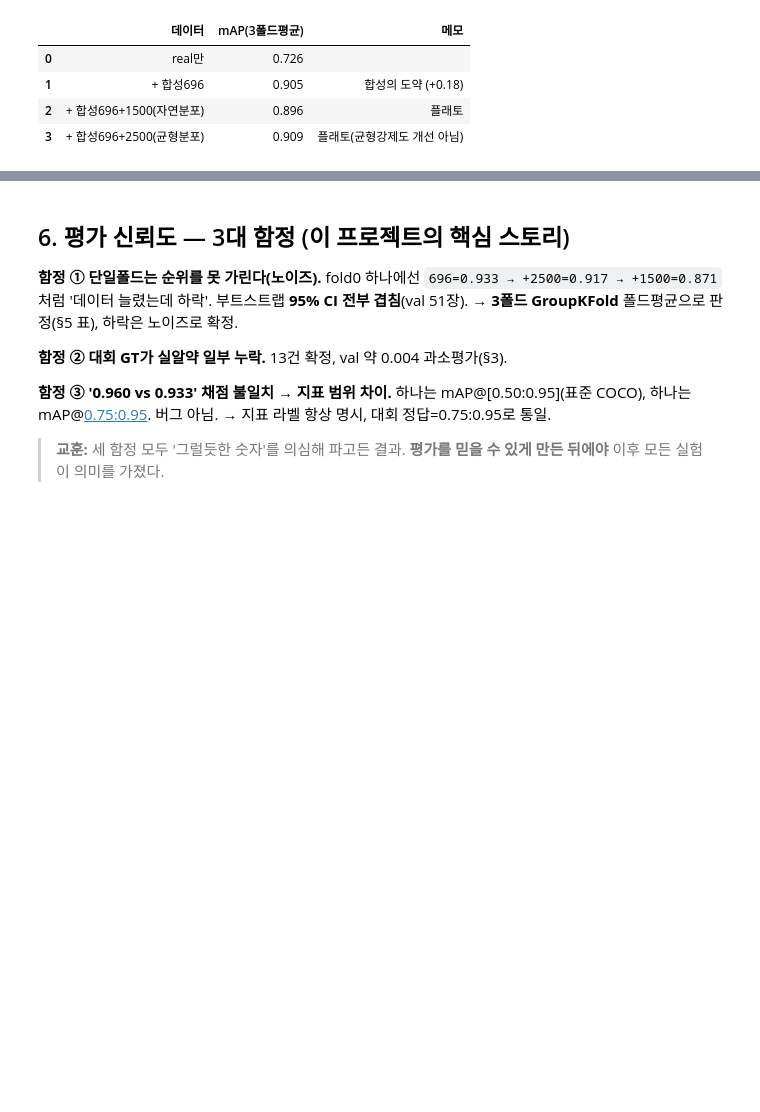
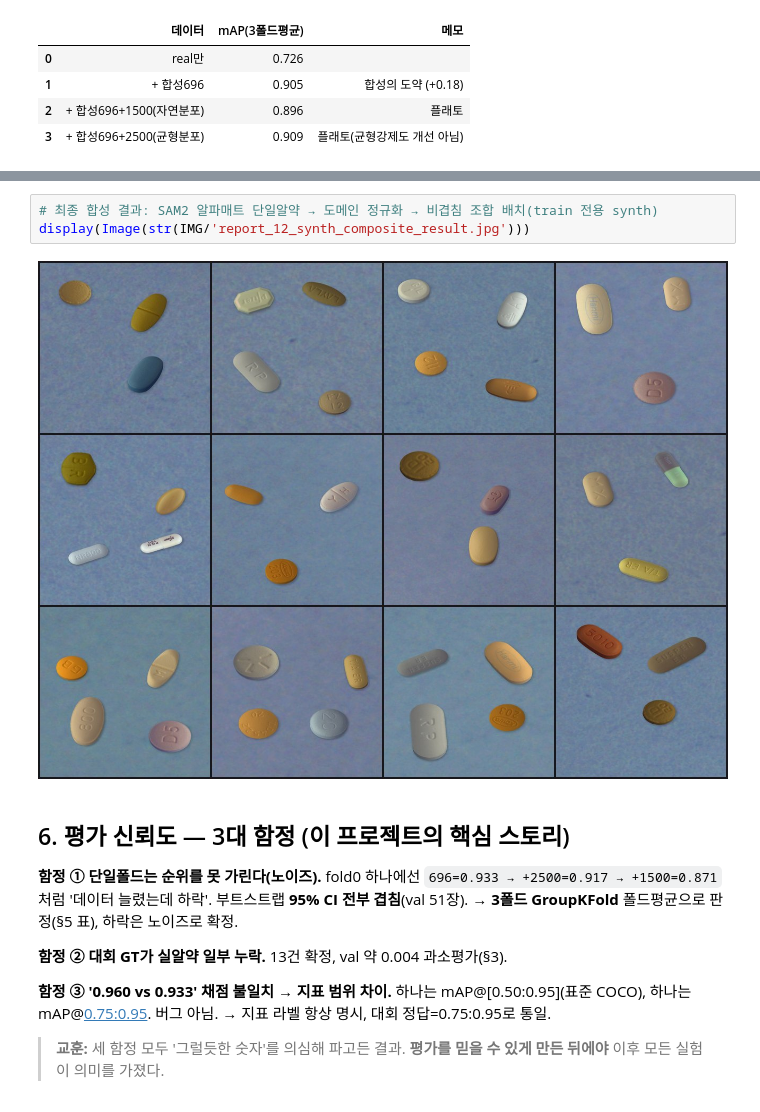
Before and after one commit to taemin050-sys/project1-3team, a Jupyter notebook: beamsearch/LHK/05_final_report.ipynb, the cells around one changed output, grey strips where cells are left out. Cells and saved outputs as stored; diff of their text form; blank space fills up the shorter version.

```diff
--- a/beamsearch/LHK/05_final_report.ipynb
+++ b/beamsearch/LHK/05_final_report.ipynb
@@ -99,3 +121,8 @@ aug
+# %%
+# 최종 합성 결과: SAM2 알파매트 단일알약 → 도메인 정규화 → 비겹침 조합 배치(train 전용 synth)
+display(Image(str(IMG/'report_12_synth_composite_result.jpg')))
+# %% [output]
+[figure, added]
 # %% [markdown]
 ## 6. 평가 신뢰도 — 3대 함정 (이 프로젝트의 핵심 스토리)
 **함정 ① 단일폴드는 순위를 못 가린다(노이즈).** fold0 하나에선 `696=0.933 → +2500=0.917 → +1500=0.871`처럼 '데이터 늘렸는데 하락'. 부트스트랩 **95% CI 전부 겹침**(val 51장). → **3폴드 GroupKFold** 폴드평균으로 판정(§5 표), 하락은 노이즈로 확정.
```
Also changed, not shown: parts of 3 cells of this notebook, 3 other files.
